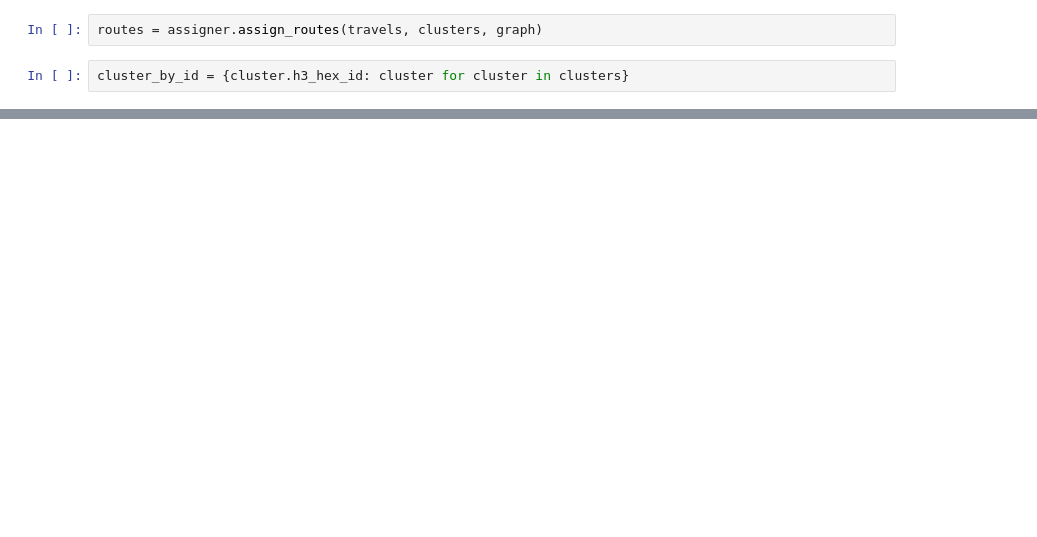
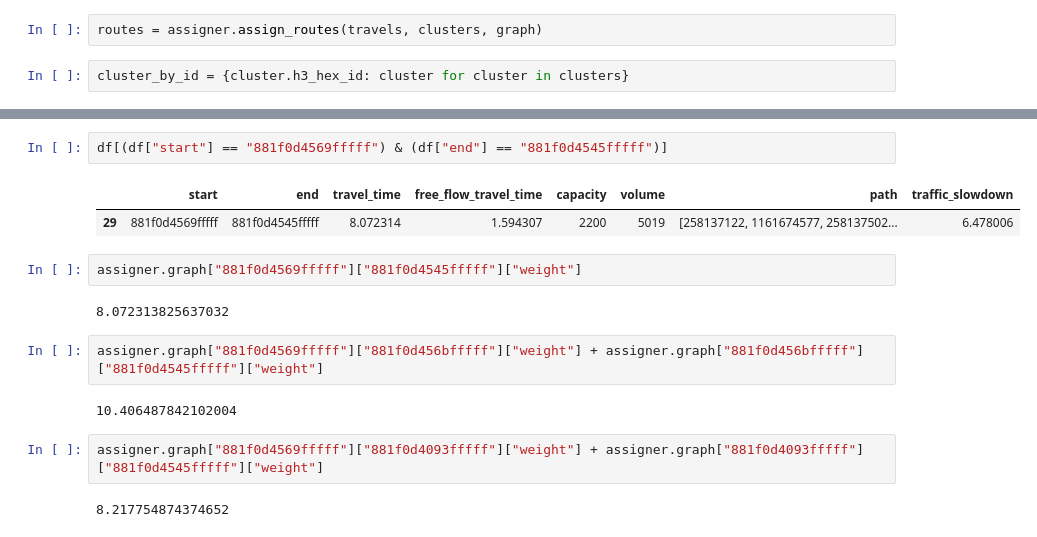
Before and after one commit to Iwomichu/slupsk-user-equilibrium, a Jupyter notebook: ex3.ipynb, the cells around one changed output, grey strips where cells are left out. Saved outputs shown, nothing was run; the diff lists cells and outputs as text; blank space fills up the shorter version.

```diff
--- a/ex3.ipynb
+++ b/ex3.ipynb
@@ -163,0 +149,17 @@ df
+# %%
+df[(df["start"] == "881f0d4569fffff") & (df["end"] == "881f0d4545fffff")]
+# %% [output]
+|  | start | end | travel_time | free_flow_travel_time | capacity | volume | path | traffic_slowdown |
+| 29 | 881f0d4569fffff | 881f0d4545fffff | 8.072314 | 1.594307 | 2200 | 5019 | [258137122, 1161674577, 258137502... | 6.478006 |
+# %%
+assigner.graph["881f0d4569fffff"]["881f0d4545fffff"]["weight"]
+# %% [output]
+8.072313825637032
+# %%
+assigner.graph["881f0d4569fffff"]["881f0d456bfffff"]["weight"] + assigner.graph["881f0d456bfffff"]["881f0d4545fffff"]["weight"]
+# %% [output]
+10.406487842102004
+# %%
+assigner.graph["881f0d4569fffff"]["881f0d4093fffff"]["weight"] + assigner.graph["881f0d4093fffff"]["881f0d4545fffff"]["weight"]
+# %% [output]
+8.217754874374652
```
Also changed, not shown: parts of 8 cells of this notebook, 2 other files.
